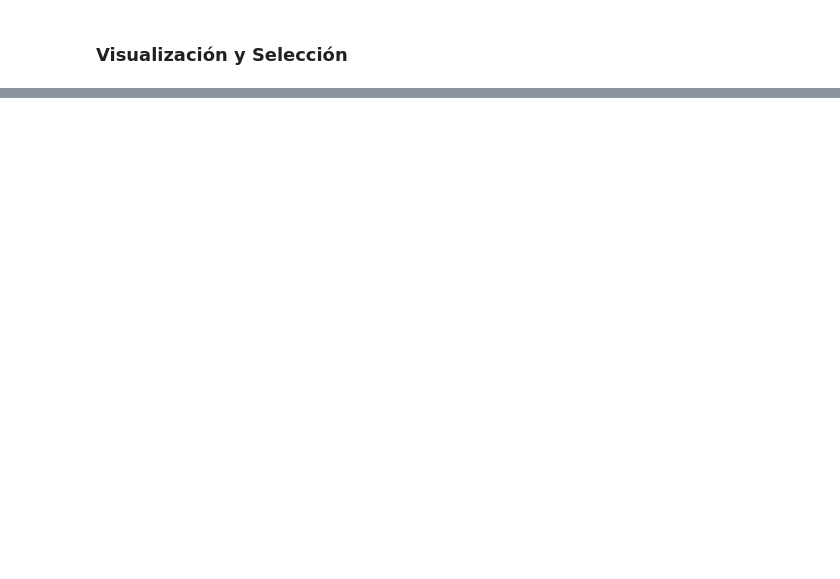
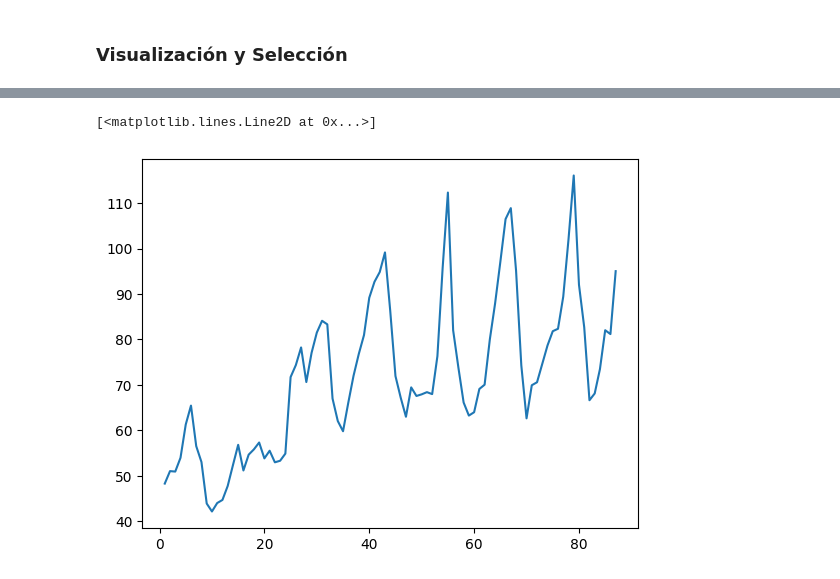
Before and after one commit to gian-pc/data-science-oracle, a Jupyter notebook: 1-aprendiendo-etl/01-numpy/01-cargando-datos.ipynb, the cells around one changed output, grey strips where cells are left out. Cells and saved outputs as stored; diff of their text form; code cells hidden in the pictures; blank space fills up the shorter version.

```diff
--- a/1-aprendiendo-etl/01-numpy/01-cargando-datos.ipynb
+++ b/1-aprendiendo-etl/01-numpy/01-cargando-datos.ipynb
@@ -47,4 +132,7 @@ Petersburgo = precios[:,2]
 Krasnodar = precios[:,3]
 Ekaterimburgo = precios[:,4]
 # %%
-plt.plot(fechas, Moscu)
+plt.plot(fechas, Krasnodar)
+# %% [output]
+[<matplotlib.lines.Line2D at 0x...>]
+[figure, added]
```
Also changed, not shown: parts of 9 cells of this notebook.
